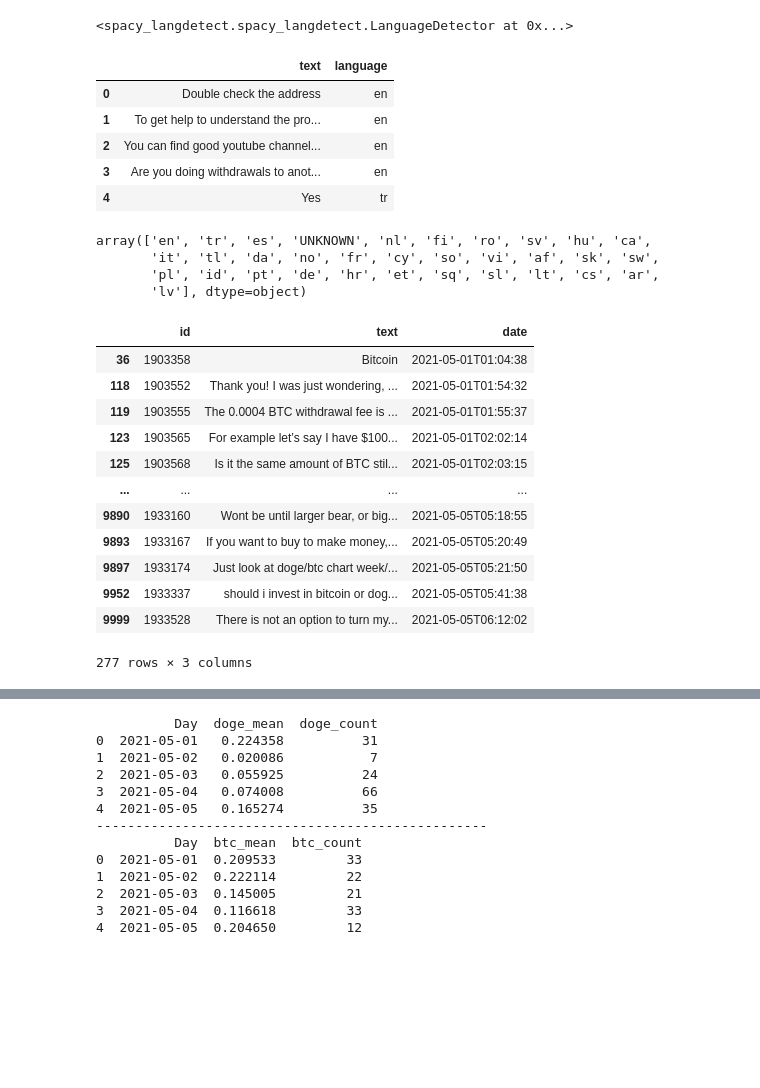
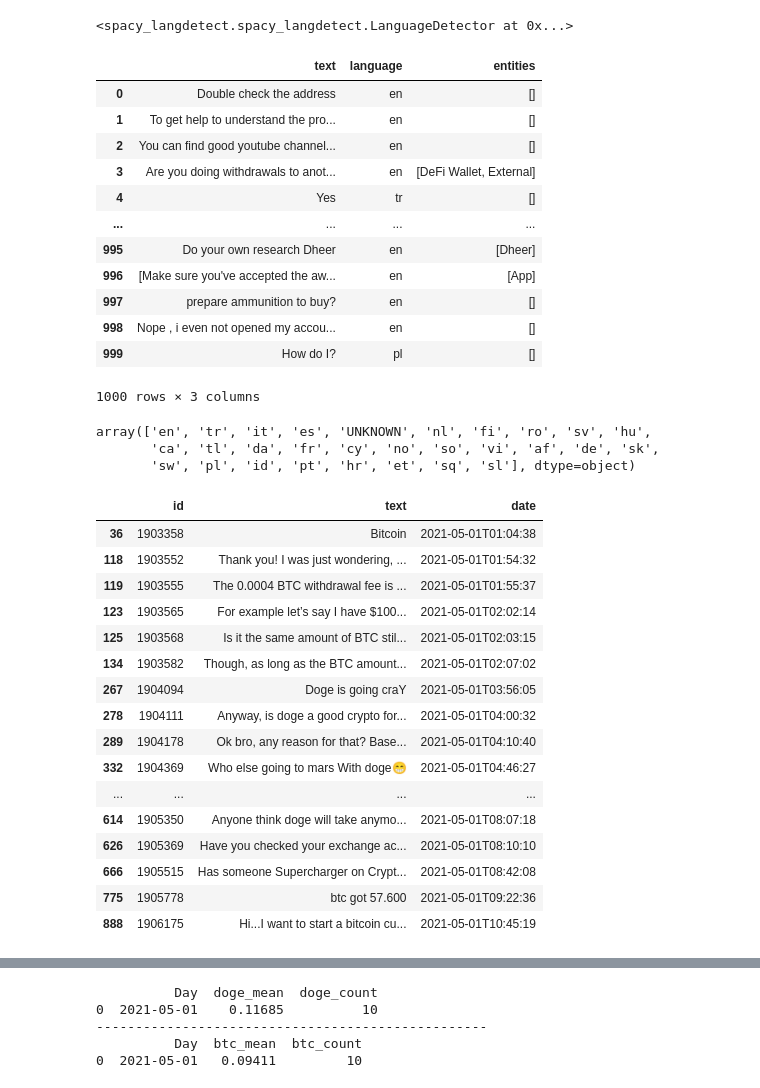
Before and after one commit to ArashST79/sentiment-analysis, a Jupyter notebook: sentiment_analysis.ipynb, the cells around one changed output, grey strips where cells are left out. Cells and saved outputs as stored; diff of their text form; code cells hidden in the pictures; blank space fills up the shorter version.

Commit message:
adding entities column

```diff
--- a/sentiment_analysis.ipynb
+++ b/sentiment_analysis.ipynb
@@ -21,7 +21,7 @@ id
 messages
 # %%
 df = pd.DataFrame(data['messages'])
-df = df.iloc[0:10000]
+df = df.iloc[0:1000]
 df.info()
 df.head()
 # %% [output]
@@ -59,28 +62,36 @@ nlp.add_pipe('language_detector', last=True)
 # %% [output]
 <spacy_langdetect.spacy_langdetect.LanguageDetector at 0x...>
 # %%
-def detect_lang(x):
+def extract_features(x):
     doc = nlp(x)
     lang_dict = doc._.language
     language = lang_dict['language']
-    return language
-df['language'] = [detect_lang(str(x)) for x in tqdm(df['text'])]
+    entities = [ent.text for ent in doc.ents]
+    return language, entities
+
+df['language'], df['entities'] = zip(*[extract_features(str(x)) for x in tqdm(df['text'])])
 # %%
-df[['text', 'language']].head()
+df[['text', 'language','entities']]
 # %% [output]
-|  | text | language |
-| 0 | Double check the address | en |
-| 1 | To get help to understand the pro... | en |
-| 2 | You can find good youtube channel... | en |
-| 3 | Are you doing withdrawals to anot... | en |
-| 4 | Yes | tr |
+|  | text | language | entities |
+| 0 | Double check the address | en | [] |
+| 1 | To get help to understand the pro... | en | [] |
+| 2 | You can find good youtube channel... | en | [] |
+| 3 | Are you doing withdrawals to anot... | en | [DeFi Wallet, External] |
+| 4 | Yes | tr | [] |
+| ... | ... | ... | ... |
+| 995 | Do your own research Dheer | en | [Dheer] |
+| 996 | [Make sure you've accepted the aw... | en | [App] |
+| 997 | prepare ammunition to buy? | en | [] |
+| 998 | Nope , i even not opened my accou... | en | [] |
+| 999 | How do I? | pl | [] |
+1000 rows × 3 columns
 # %%
 df.language.unique()
 # %% [output]
-array(['en', 'tr', 'es', 'UNKNOWN', 'nl', 'fi', 'ro', 'sv', 'hu', 'ca',
-       'it', 'tl', 'da', 'no', 'fr', 'cy', 'so', 'vi', 'af', 'sk', 'sw',
-       'pl', 'id', 'pt', 'de', 'hr', 'et', 'sq', 'sl', 'lt', 'cs', 'ar',
-       'lv'], dtype=object)
+array(['en', 'tr', 'it', 'es', 'UNKNOWN', 'nl', 'fi', 'ro', 'sv', 'hu',
+       'ca', 'tl', 'da', 'fr', 'cy', 'no', 'so', 'vi', 'af', 'de', 'sk',
+       'sw', 'pl', 'id', 'pt', 'hr', 'et', 'sq', 'sl'], dtype=object)
 # %%
 df_eng = df[df.language.values == 'en']
 df_new = df_eng.filter(items = ['id','text', 'date'])
@@ -94,13 +105,17 @@ df_new
 | 119 | 1903555 | The 0.0004 BTC withdrawal fee is ... | 2021-05-01T01:55:37 |
 | 123 | 1903565 | For example let’s say I have $100... | 2021-05-01T02:02:14 |
 | 125 | 1903568 | Is it the same amount of BTC stil... | 2021-05-01T02:03:15 |
+| 134 | 1903582 | Though, as long as the BTC amount... | 2021-05-01T02:07:02 |
+| 267 | 1904094 | Doge is going craY | 2021-05-01T03:56:05 |
+| 278 | 1904111 | Anyway, is doge a good crypto for... | 2021-05-01T04:00:32 |
+| 289 | 1904178 | Ok bro, any reason for that? Base... | 2021-05-01T04:10:40 |
+| 332 | 1904369 | Who else going to mars With doge😁 | 2021-05-01T04:46:27 |
 | ... | ... | ... | ... |
-| 9890 | 1933160 | Wont be until larger bear, or big... | 2021-05-05T05:18:55 |
-| 9893 | 1933167 | If you want to buy to make money,... | 2021-05-05T05:20:49 |
-| 9897 | 1933174 | Just look at doge/btc chart week/... | 2021-05-05T05:21:50 |
-| 9952 | 1933337 | should i invest in bitcoin or dog... | 2021-05-05T05:41:38 |
-| 9999 | 1933528 | There is not an option to turn my... | 2021-05-05T06:12:02 |
+| 614 | 1905350 | Anyone think doge will take anymo... | 2021-05-01T08:07:18 |
+| 626 | 1905369 | Have you checked your exchange ac... | 2021-05-01T08:10:10 |
+| 666 | 1905515 | Has someone Supercharger on Crypt... | 2021-05-01T08:42:08 |
+| 775 | 1905778 | btc got 57.600 | 2021-05-01T09:22:36 |
+| 888 | 1906175 | Hi...I want to start a bitcoin cu... | 2021-05-01T10:45:19 |
-277 rows × 3 columns
 # %%
 sid_obj = SentimentIntensityAnalyzer()
 # %%
@@ -147,18 +162,10 @@ avg_sent2 = avg_sent2.rename(columns={'vader_compound_mean': 'btc_mean', 'vader_
 print(avg_sent2)
 # %% [output]
           Day  doge_mean  doge_count
-0  2021-05-01   0.224358          31
-1  2021-05-02   0.020086           7
-2  2021-05-03   0.055925          24
-3  2021-05-04   0.074008          66
-4  2021-05-05   0.165274          35
+0  2021-05-01    0.11685          10
 --------------------------------------------------
           Day  btc_mean  btc_count
-0  2021-05-01  0.209533         33
-1  2021-05-02  0.222114         22
-2  2021-05-03  0.145005         21
-3  2021-05-04  0.116618         33
-4  2021-05-05  0.204650         12
+0  2021-05-01   0.09411         10
 # %%
 avg_sent['Sentiment'] = ["Negative" if x<0 else "Positive"
                          for x in avg_sent['doge_mean']]
```
Also changed, not shown: parts of 2 cells of this notebook.
